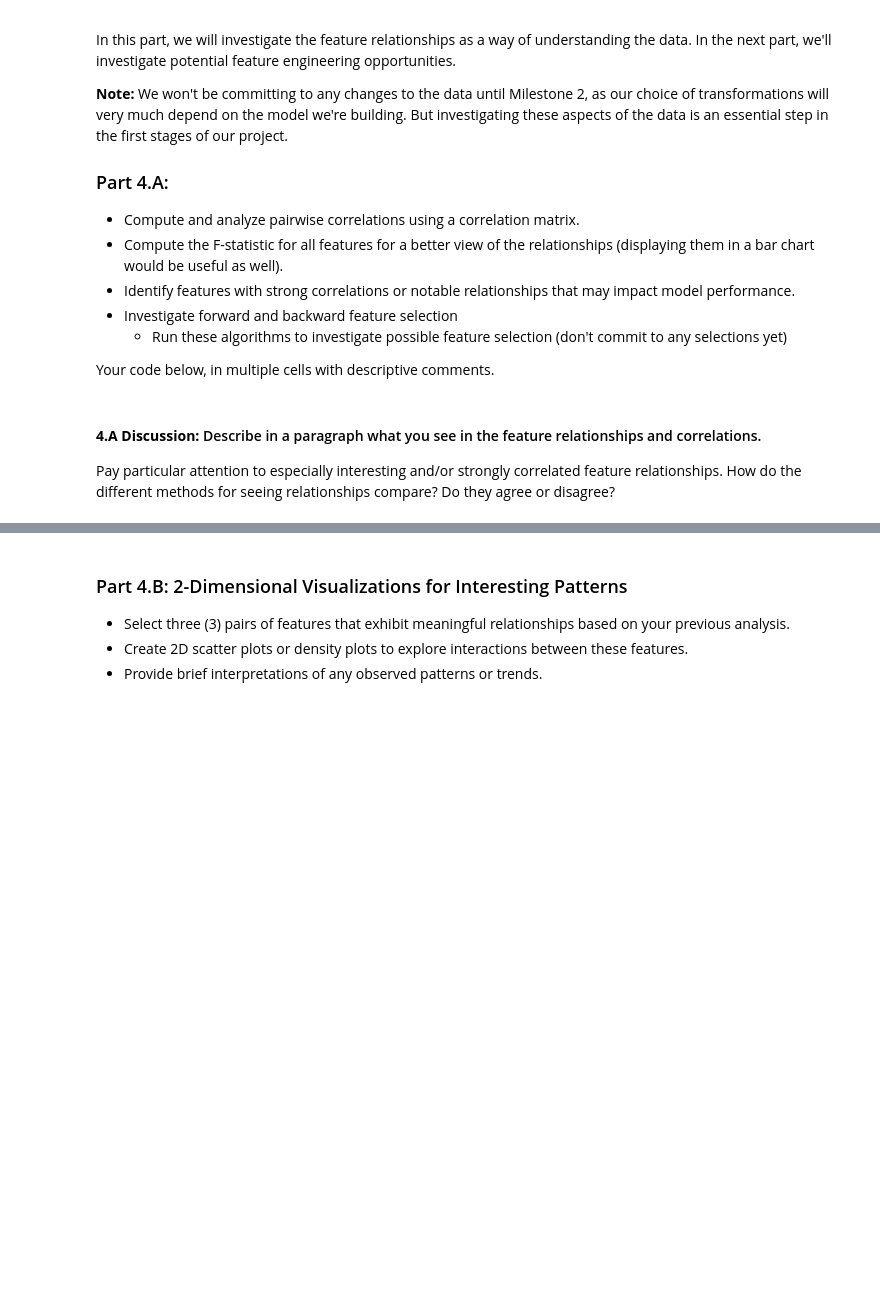
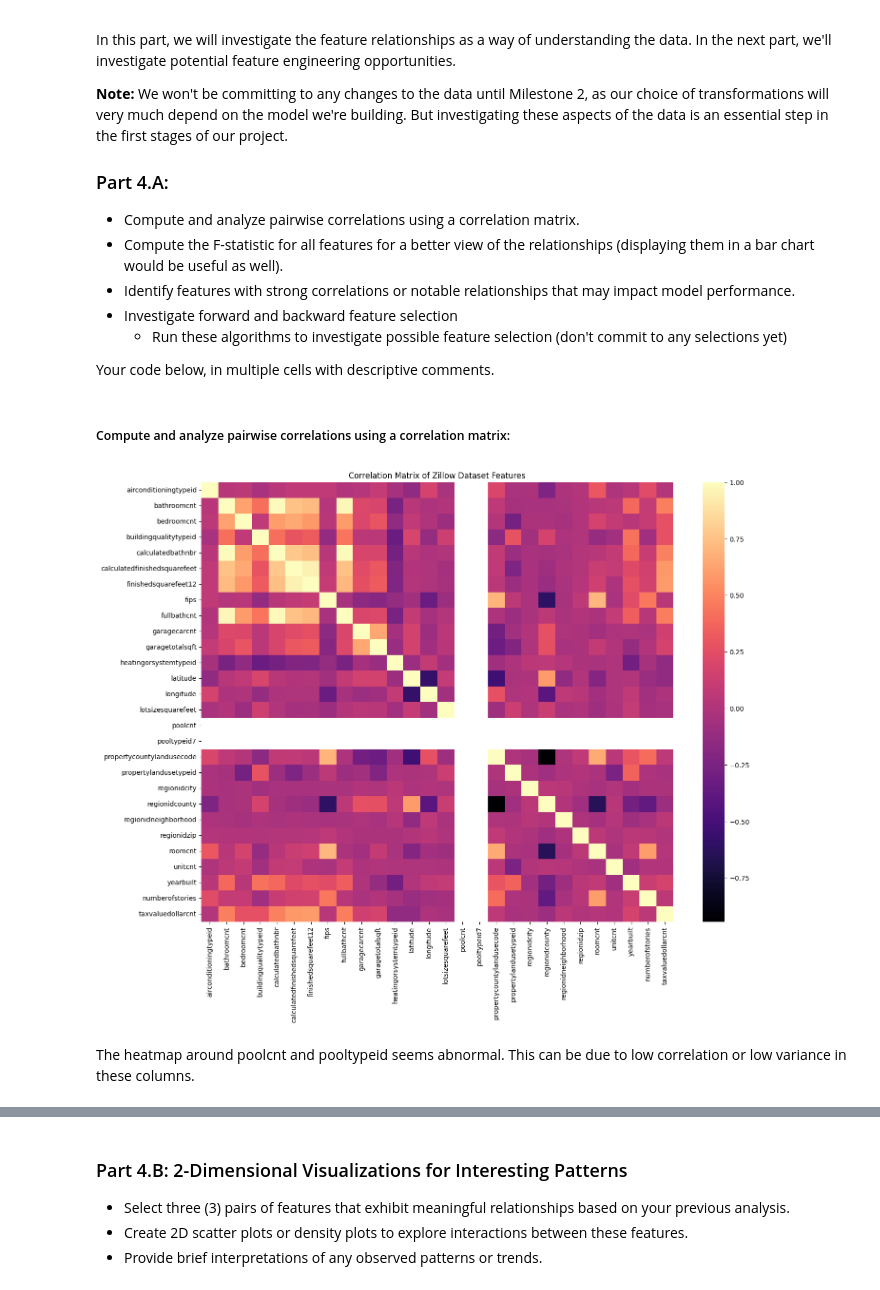
Before and after one commit to JakeOrionBU/mod3-milestone-1-grp-9, a Jupyter notebook: Milestone_01.ipynb, the cells around one changed output, grey strips where cells are left out. Saved outputs shown, nothing was run; the diff lists cells and outputs as text; code cells hidden in the pictures; blank space fills up the shorter version.

```diff
--- a/Milestone_01.ipynb
+++ b/Milestone_01.ipynb
@@ -636,8 +652,16 @@ In this part, we will investigate the feature relationships as a way of understa
         - Run these algorithms to investigate possible feature selection (don't commit to any selections yet)
 
 Your code below, in multiple cells with descriptive comments.
-# %% [markdown]
-#### **4.A Discussion:**  Describe in a paragraph what you see in the feature relationships and correlations.
-
-Pay particular attention to especially interesting and/or strongly correlated feature relationships.
- How do the different methods for seeing relationships compare? Do they agree or disagree?
+# %% [markdown]
+##### Compute and analyze pairwise correlations using a correlation matrix:
+# %%
+corr_matrix = df_final.corr()
+#plot correlation matrix
+plt.figure(figsize=(16,12))
+sns.heatmap(corr_matrix, cmap='magma')
+plt.title('Correlation Matrix of Zillow Dataset Features')
+plt.show()
+# %% [output]
+[figure, added]
+# %% [markdown]
+The heatmap around poolcnt and pooltypeid seems abnormal. This can be due to low correlation or low variance in these columns.
```
Also changed, not shown: parts of 33 cells of this notebook.
